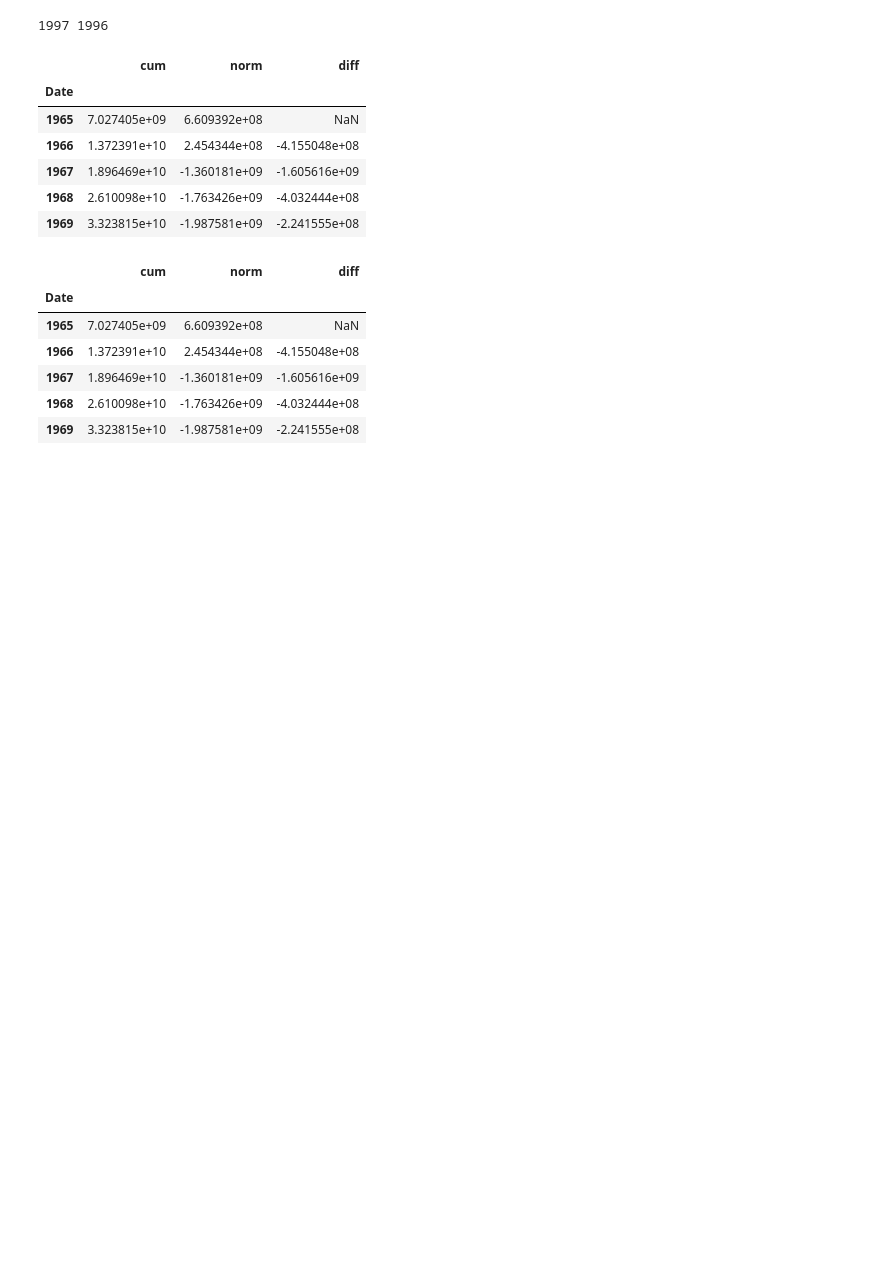
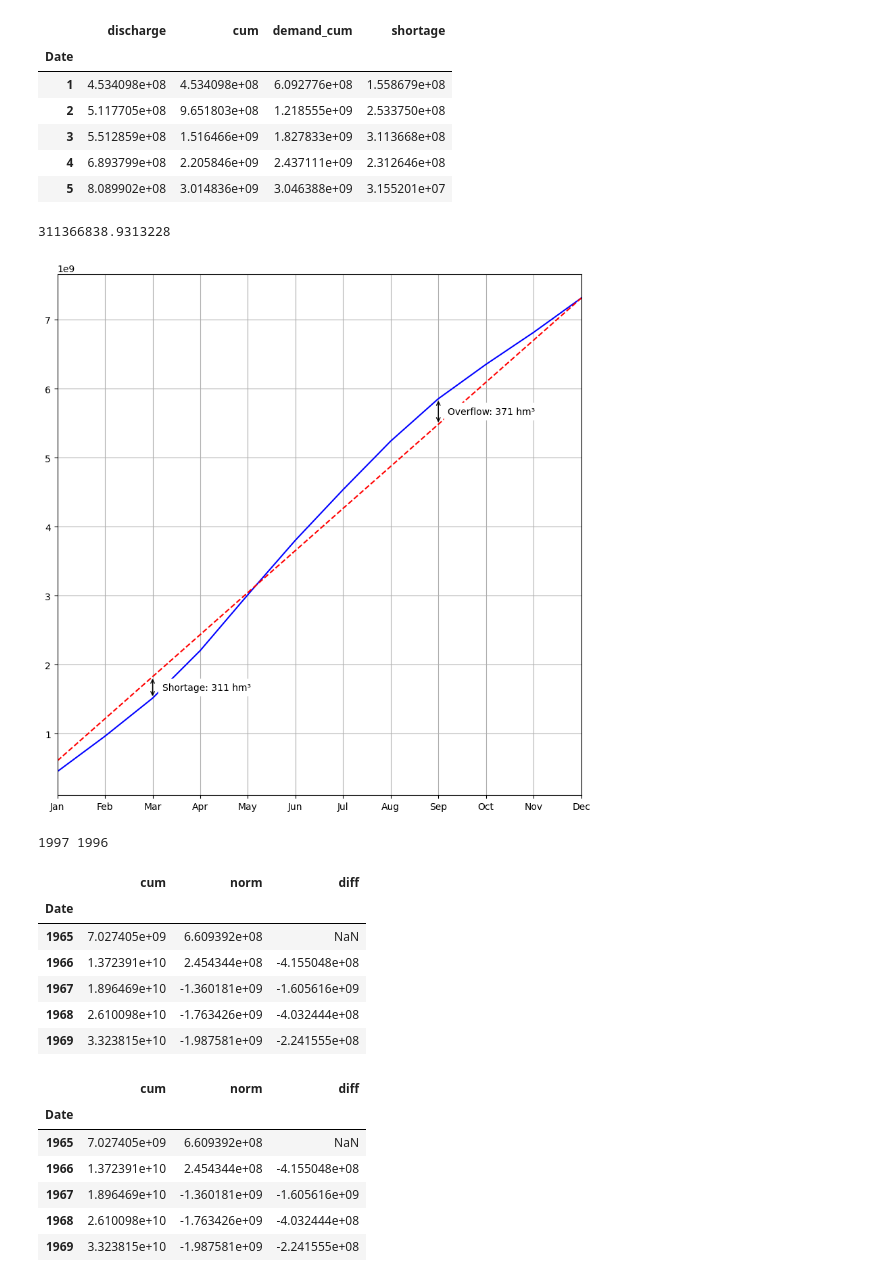
Before and after one commit to maxblw/CIEM4301_dam_design, a Jupyter notebook: Discharge/Required_Volume.ipynb, the cells around one changed output. Drawn from its saved outputs; the diff is of its cells as text; code cells hidden in the pictures; blank space fills up the shorter version.

```diff
--- a/Discharge/Required_Volume.ipynb
+++ b/Discharge/Required_Volume.ipynb
@@ -32,3 +28,73 @@ display(df.head())
+# %%
+df_aten = df.resample("ME").mean()
+df_aten = df_aten.groupby(df_aten.index.month).mean()
+df_aten["discharge"] = df_aten["discharge"] * 3600 * 24 * 30.44  # m3/month
+df_aten["cum"] = df_aten["discharge"].cumsum()
+demand = df_aten["discharge"].mean()
+df_aten["demand"] = demand
+df_aten["demand_cum"] = df_aten["demand"].cumsum()
+df_aten.drop(columns=["demand"], inplace=True)
+df_aten["shortage"] = df_aten["demand_cum"] - df_aten["cum"]
+display(df_aten.head())
+
+
+shortage = df_aten["shortage"].max()
+shortage_date = df_aten["shortage"].idxmax()
+overflow = -df_aten["shortage"].min()
+overflow_date = df_aten["shortage"].idxmin()
+print(shortage)
+
+fig, ax = plt.subplots(figsize=(10, 10))
+
+# ax.plot(df_aten.index, df_aten["discharge"], color="black", label="Daily Discharge")
+
+ax.plot(df_aten.index, df_aten["cum"], color="blue", label="Cumulative Discharge")
+ax.plot(df_aten.index, df_aten["demand_cum"], "r--", label="Cumulative Demand")
+ax.set_xlim(1, 12)
+ax.set_xticks(range(1, 13))
+ax.set_xticklabels(
+    [
+        "Jan",
+        "Feb",
+        "Mar",
+        "Apr",
+        "May",
+        "Jun",
+        "Jul",
+        "Aug",
+        "Sep",
+        "Oct",
+        "Nov",
+        "Dec",
+    ]
+)
+ax.annotate('',
+            xy=(shortage_date, df_aten.loc[shortage_date, "cum"]),
+            xytext=(shortage_date, df_aten.loc[shortage_date, "demand_cum"]),
+            arrowprops=dict(arrowstyle='<->', color='black', lw=1)
+           )
+ax.text(shortage_date + 0.2, (df_aten.loc[shortage_date, "cum"] + df_aten.loc[shortage_date, "demand_cum"]) / 2,
+        f'Shortage: {shortage/10**6:,.0f} hm³', color='black', va='center', backgroundcolor='white')
+
+ax.annotate('',
+            xy=(overflow_date, df_aten.loc[overflow_date, "cum"]),
+            xytext=(overflow_date, df_aten.loc[overflow_date, "demand_cum"]),
+            arrowprops=dict(arrowstyle='<->', color='black', lw=1)
+           )
+ax.text(overflow_date + 0.2, (df_aten.loc[overflow_date, "cum"] + df_aten.loc[overflow_date, "demand_cum"]) / 2,
+        f'Overflow: {overflow/10**6:,.0f} hm³', color='black', va='center', backgroundcolor='white')
+
+ax.grid()
+# %% [output]
+|  | discharge | cum | demand_cum | shortage |
+| Date |  |  |  |  |
+| 1 | 4.534098e+08 | 4.534098e+08 | 6.092776e+08 | 1.558679e+08 |
+| 2 | 5.117705e+08 | 9.651803e+08 | 1.218555e+09 | 2.533750e+08 |
+| 3 | 5.512859e+08 | 1.516466e+09 | 1.827833e+09 | 3.113668e+08 |
+| 4 | 6.893799e+08 | 2.205846e+09 | 2.437111e+09 | 2.312646e+08 |
+| 5 | 8.089902e+08 | 3.014836e+09 | 3.046388e+09 | 3.155201e+07 |
+311366838.9313228
+[figure, added]
 # %%
 df["cum"] = df["discharge"].cumsum()
 
```
Also changed, not shown: parts of 1 cell of this notebook.
